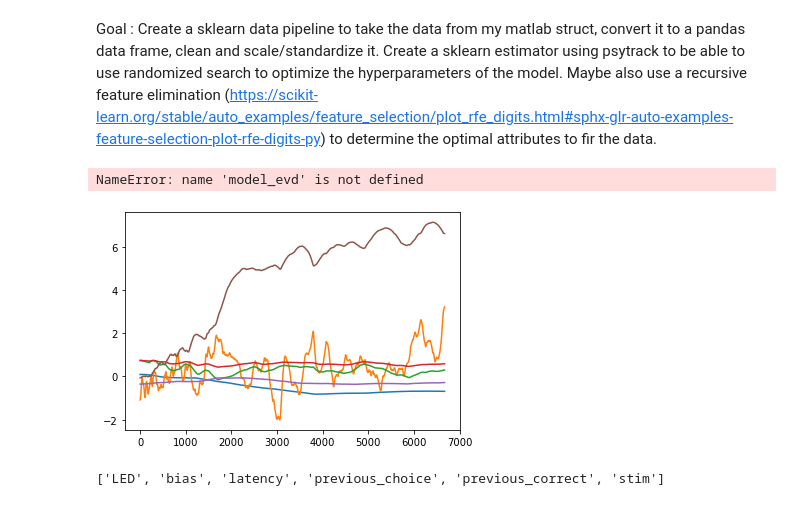
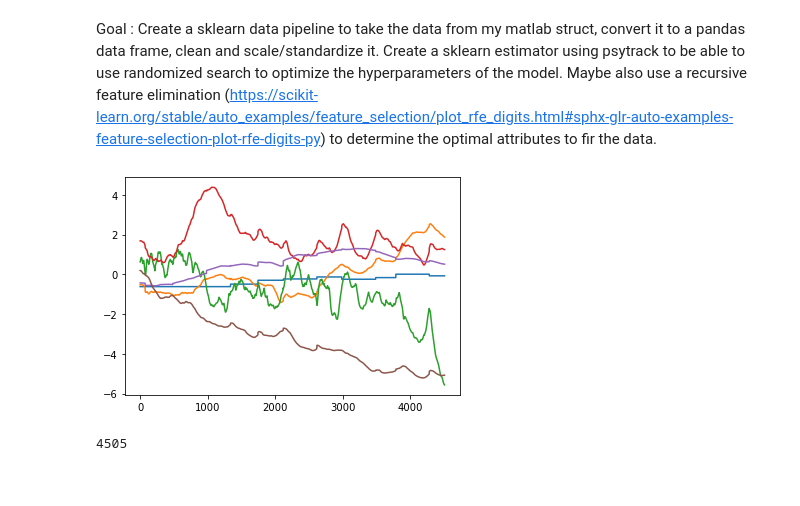
Before and after one commit to bkrall24/Learning_Strategies_Mouse_Behavior, a Jupyter notebook: psytrack_workflow.ipynb, the cells around one changed output. Cells and saved outputs as stored; diff of their text form; code cells hidden in the pictures.

Commit message:
more plotting

```diff
--- a/psytrack_workflow.ipynb
+++ b/psytrack_workflow.ipynb
@@ -123,24 +126,24 @@ dat = dict(
 # %%
 import psytrack as psy
 
-weights = {k: 1 for k in inputs}
-weights['bias'] = 1
+
 
 k = np.sum([weights[i] for i in weights.keys()])
 hyper = {'sigInit': 2**4., 'sigma': [2**4.]*k, 'sigDay': 2**4.};
 optList = ['sigma', 'sigDay'];
 
 hyp, full_model, wMode, hess_info = psy.hyperOpt(dat, hyper, weights, optList, showOpt = 0);
-mod_e = (-2 * full_model) + (len(optList) * np.log(t))
-# %% [output]
-NameError: name 'model_evd' is not defined
+# %%
+import pickle
+with open('opto_205_latency.pickle', 'rb') as f:
+    data = pickle.load(f)
 # %%
-import matplotlib_inline
+%matplotlib inline
 import matplotlib.pyplot as plt
 
-plt.plot(wMode.T);
+plt.plot(data['wMode'].T)
 plt.show()
-sorted(weights.keys())
+len(data['wMode'][0])
 # %% [output]
-[figure, old version]
+[figure, new version]
-['LED', 'bias', 'latency', 'previous_choice', 'previous_correct', 'stim']
+4505
```
Also changed, not shown: parts of 8 cells of this notebook.
